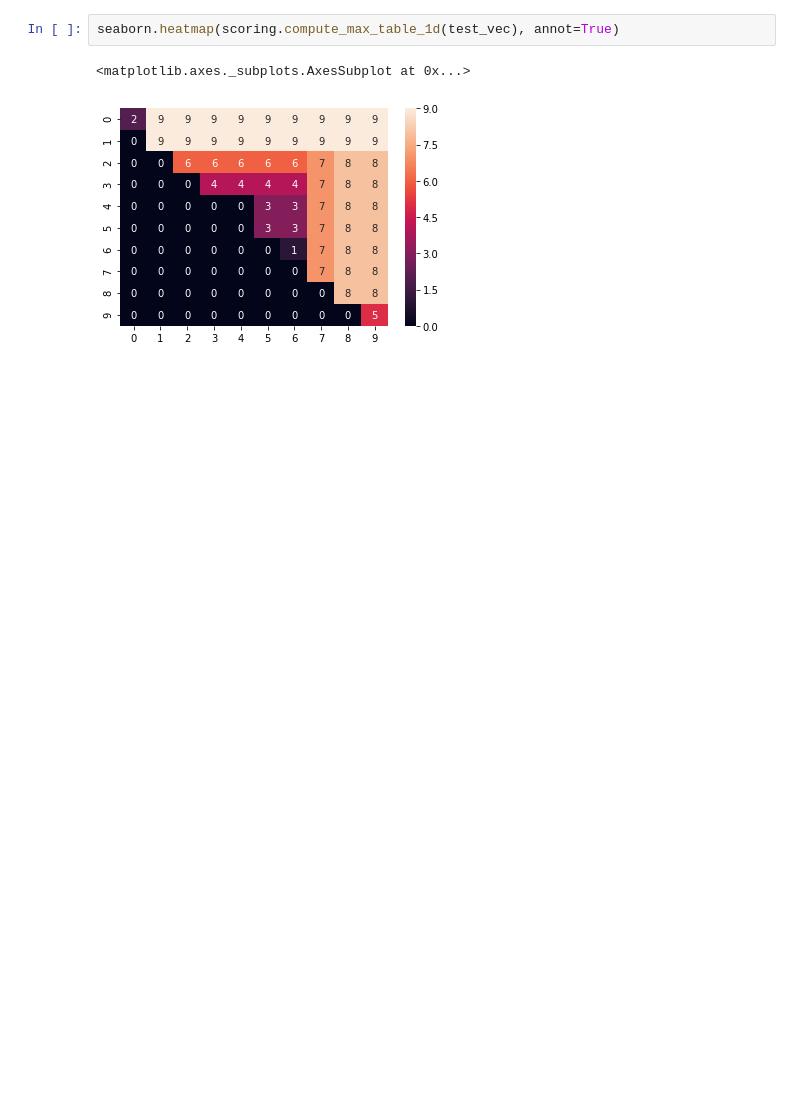
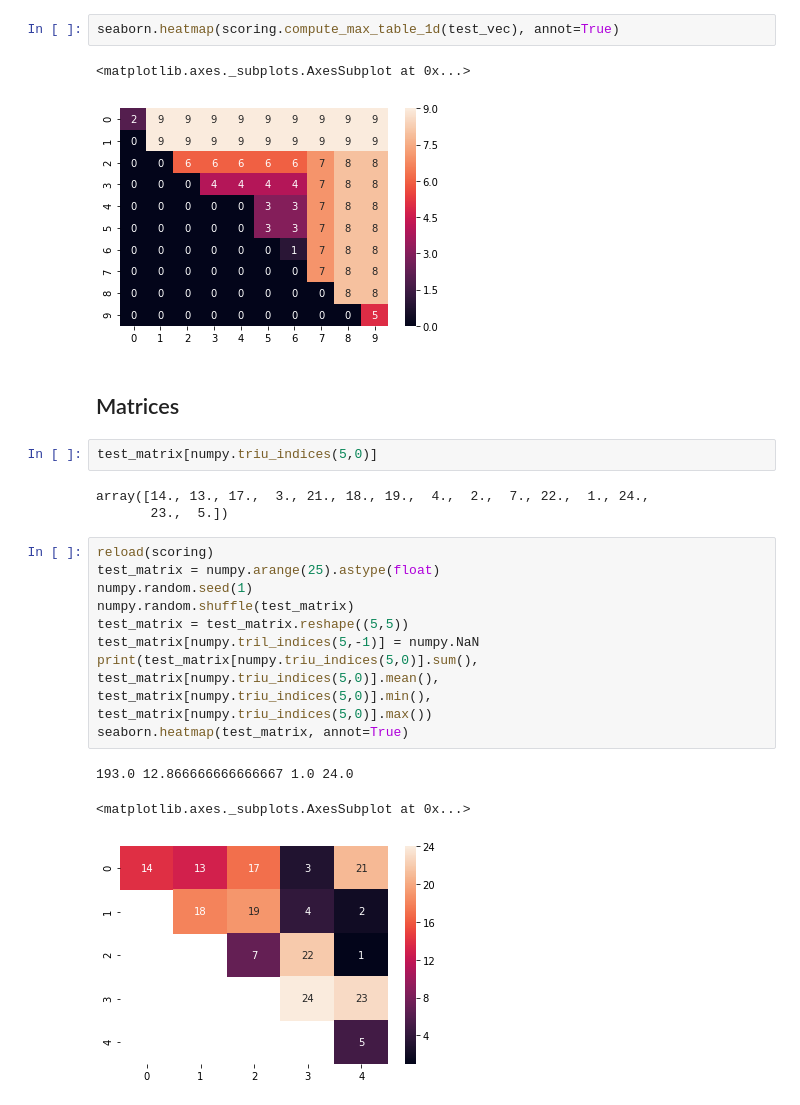
Before and after one commit to phageghost/PEAS, a Jupyter notebook: test_scoring.ipynb, the cells around one changed output. Drawn from its saved outputs; the diff is of its cells as text; blank space fills up the shorter version.

Commit message:
Finished 2D scoring functions

```diff
--- a/test_scoring.ipynb
+++ b/test_scoring.ipynb
@@ -49,3 +57,23 @@ seaborn.heatmap(scoring.compute_max_table_1d(test_vec), annot=True)
 # %% [output]
 <matplotlib.axes._subplots.AxesSubplot at 0x...>
 [figure]
+# %% [markdown]
+## Matrices
+# %%
+test_matrix[numpy.triu_indices(5,0)]
+# %% [output]
+array([14., 13., 17.,  3., 21., 18., 19.,  4.,  2.,  7., 22.,  1., 24.,
+       23.,  5.])
+# %%
+reload(scoring)
+test_matrix = numpy.arange(25).astype(float)
+numpy.random.seed(1)
+numpy.random.shuffle(test_matrix)
+test_matrix = test_matrix.reshape((5,5))
+test_matrix[numpy.tril_indices(5,-1)] = numpy.NaN
+print(test_matrix[numpy.triu_indices(5,0)].sum(), test_matrix[numpy.triu_indices(5,0)].mean(), test_matrix[numpy.triu_indices(5,0)].min(), test_matrix[numpy.triu_indices(5,0)].max())
+seaborn.heatmap(test_matrix, annot=True)
+# %% [output]
+193.0 12.866666666666667 1.0 24.0
+<matplotlib.axes._subplots.AxesSubplot at 0x...>
+[figure, added]
```
Also changed, not shown: parts of 15 cells of this notebook, 2 other files.
